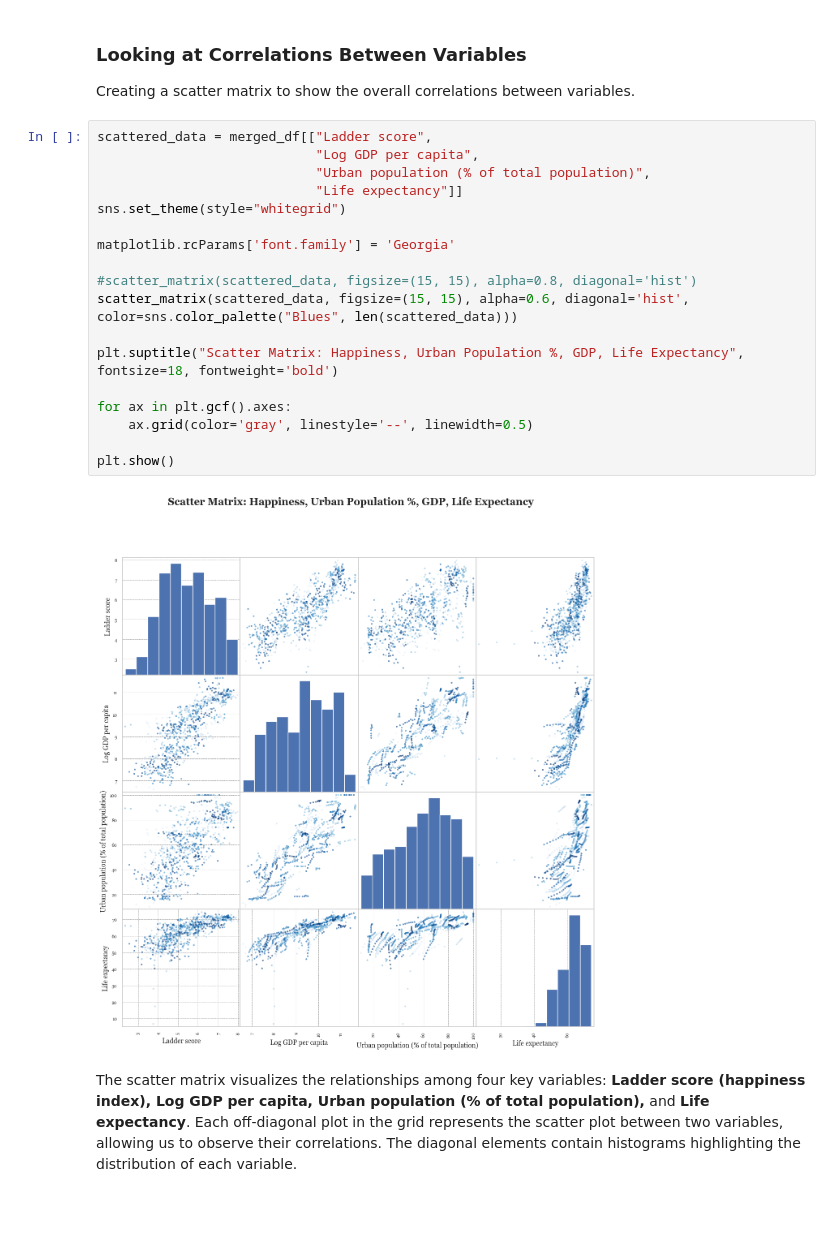
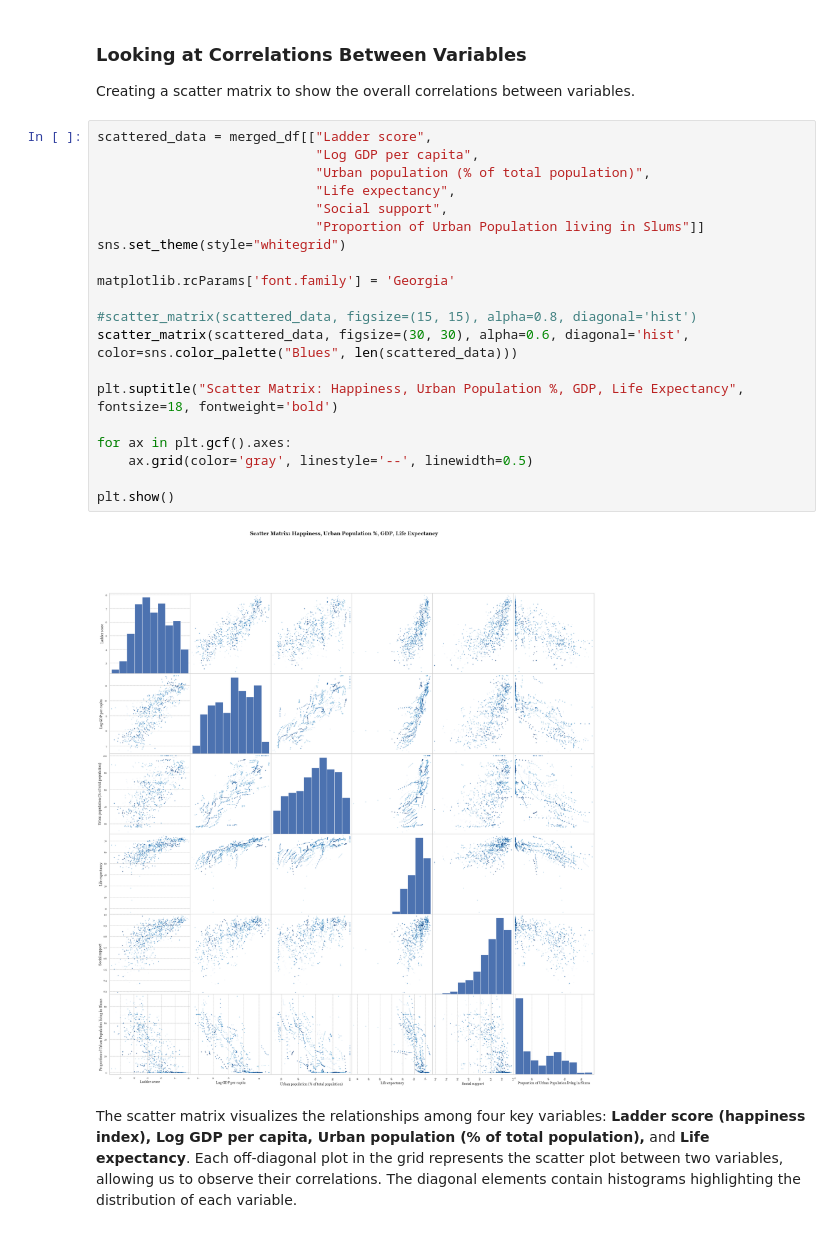
Before and after one commit to abbymcleod/Country-Happiness-Index, a Jupyter notebook: FinalProject_Group010-FA24.ipynb, the cells around one changed output. Drawn from its saved outputs; the diff is of its cells as text.

Commit message:
new scatter matrix

```diff
--- a/FinalProject_Group010-FA24.ipynb
+++ b/FinalProject_Group010-FA24.ipynb
@@ -453,23 +453,25 @@ Creating a scatter matrix to show the overall correlations between variables.
 # %%
 scattered_data = merged_df[["Ladder score",
                             "Log GDP per capita",
                             "Urban population (% of total population)",
-                            "Life expectancy"]]
+                            "Life expectancy",
+                            "Social support",
+                            "Proportion of Urban Population living in Slums"]]
 sns.set_theme(style="whitegrid")
 
 matplotlib.rcParams['font.family'] = 'Georgia'
 
 #scatter_matrix(scattered_data, figsize=(15, 15), alpha=0.8, diagonal='hist')
-scatter_matrix(scattered_data, figsize=(15, 15), alpha=0.6, diagonal='hist', color=sns.color_palette("Blues", len(scattered_data)))
+scatter_matrix(scattered_data, figsize=(30, 30), alpha=0.6, diagonal='hist', color=sns.color_palette("Blues", len(scattered_data)))
 
 plt.suptitle("Scatter Matrix: Happiness, Urban Population %, GDP, Life Expectancy", fontsize=18, fontweight='bold')
 
 for ax in plt.gcf().axes:
     ax.grid(color='gray', linestyle='--', linewidth=0.5)
 
 plt.show()
 # %% [output]
-[figure, old version]
+[figure, new version]
 # %% [markdown]
 The scatter matrix visualizes the relationships among four key variables: **Ladder score (happiness index), Log GDP per capita, Urban population (% of total population),** and **Life expectancy**. Each off-diagonal plot in the grid represents the scatter plot between two variables, allowing us to observe their correlations. The diagonal elements contain histograms highlighting the distribution of each variable.
 # %% [markdown]
```
